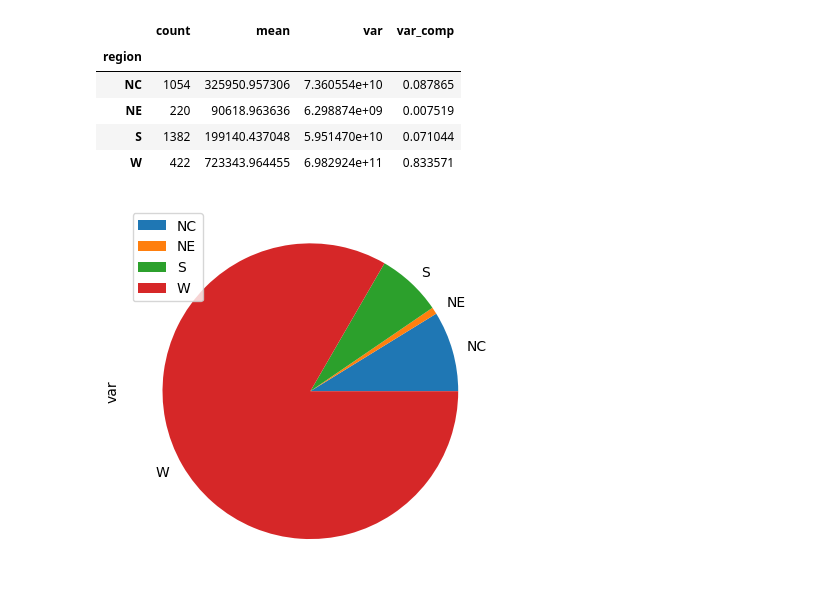
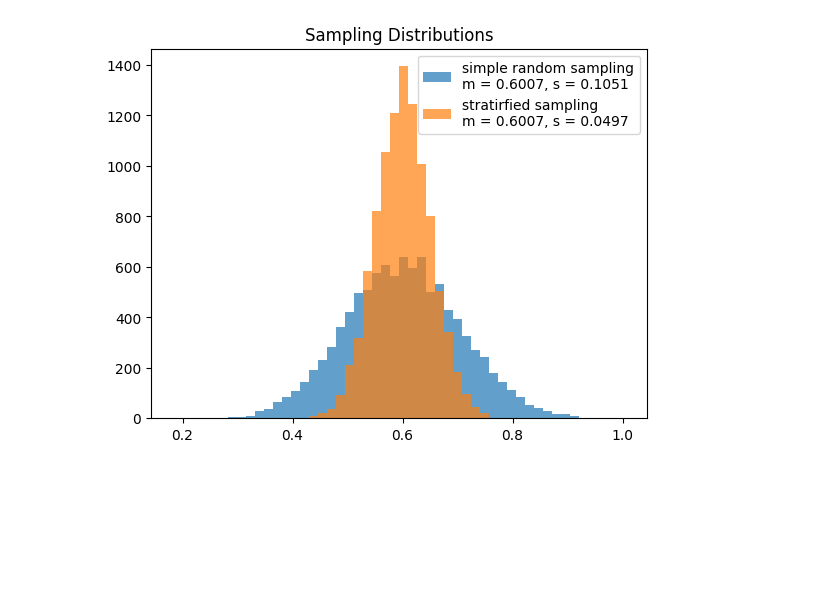
Before and after one commit to mgreenbe/DATA606L02, a Jupyter notebook: strat.ipynb, the cells around one changed output. Drawn from its saved outputs; the diff is of its cells as text; code cells hidden in the pictures; blank space fills up the shorter version.

```diff
--- a/strat.ipynb
+++ b/strat.ipynb
@@ -0,0 +17,15 @@
+# %%
+rng = np.random.default_rng(42)
+n_iter = 1000
+
+simple_sample_means = np.zeros(n_iter)
+strat_sample_means = np.zeros(n_iter)
+
+for i in range(n_iter):
+    simple_sample = agpop.sample(frac=0.1, random_state=rng)
+    simple_sample_means[i] = simple_sample.acres92.mean()
+    strat_sample = agpop.groupby("region").sample(frac=0.1, random_state=rng)
+    strat_sample_means[i] = strat_sample.acres92.mean()
+
+var_ratio = strat_sample_means.var()/simple_sample_means.var()
+print(f"var_ratio = {var_ratio:.2f}")
@@ -36,16 +38,34 @@ regions
-# %%
-# regions["var_comp"] = regions.var/regions.var.sum() # Warning!
-regions["var_comp"] = regions["var"]/regions["var"].sum()*100 # Warning!
-regions
-# %% [output]
-|  | count | mean | var | var_comp |
-| region |  |  |  |  |
-| NC | 1054 | 325950.957306 | 7.360554e+10 | 0.087865 |
-| NE | 220 | 90618.963636 | 6.298874e+09 | 0.007519 |
-| S | 1382 | 199140.437048 | 5.951470e+10 | 0.071044 |
-| W | 422 | 723343.964455 | 6.982924e+11 | 0.833571 |
-# %%
-regions.plot.pie(y="var")
-plt.show()
-# %% [output]
-[figure, removed]
+# %%
+def make_srs(n, p, m0, s0, m1, s1, rng):
+    X0 = rng.normal(m0, s0, size=n)
+    X1 = rng.normal(m1, s1, size=n)
+    Y = 1*(rng.uniform(size=n) < p)
+    X = (1 - Y)*X0 + Y*X1
+    return X
+
+def make_strat(n, p, m0, s0, m1, s1, rng):
+    n0 = int(p*n)
+    n1 = n - n0
+    X0 = rng.normal(m0, s0, size=n0)
+    X1 = rng.normal(m1, s1, size=n1)
+    return np.concatenate([X0, X1])
+
+rng = np.random.default_rng(42)
+n = 100
+n_iter = 10000
+means_srs = np.zeros(n_iter)
+means_strat = np.zeros(n_iter)
+
+for i in range(n_iter):
+    x = make_srs(n, 0.7, 0, 0.5, 2, 0.5, rng)
+    means_srs[i] = x.mean()
+    x = make_strat(n, 0.7, 0, 0.5, 2, 0.5, rng)
+    means_strat[i] = x.mean()
+label = f"simple random sampling\nm = {means_srs.mean():.4f}, s = {means_srs.std():.4f}"
+_, bins, __ = plt.hist(means_srs, bins=50, label=label, alpha=0.7)
+label = f"stratirfied sampling\nm = {means_strat.mean():.4f}, s = {means_strat.std():.4f}"
+plt.hist(means_strat, bins=bins, label=label, alpha=0.7)
+plt.title("Sampling Distributions")
+plt.legend();
+# %% [output]
+[figure, added]
```
Also changed, not shown: parts of 30 cells of this notebook, 12 other files.
